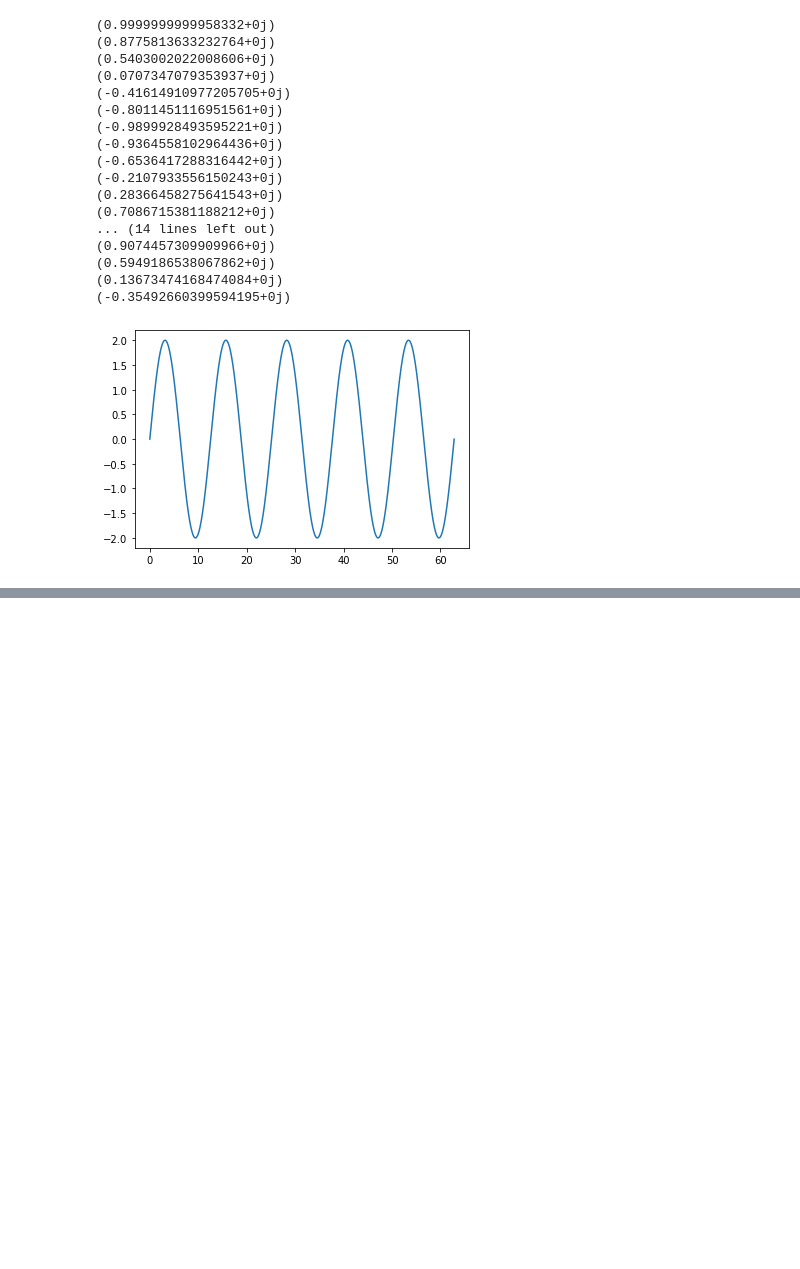
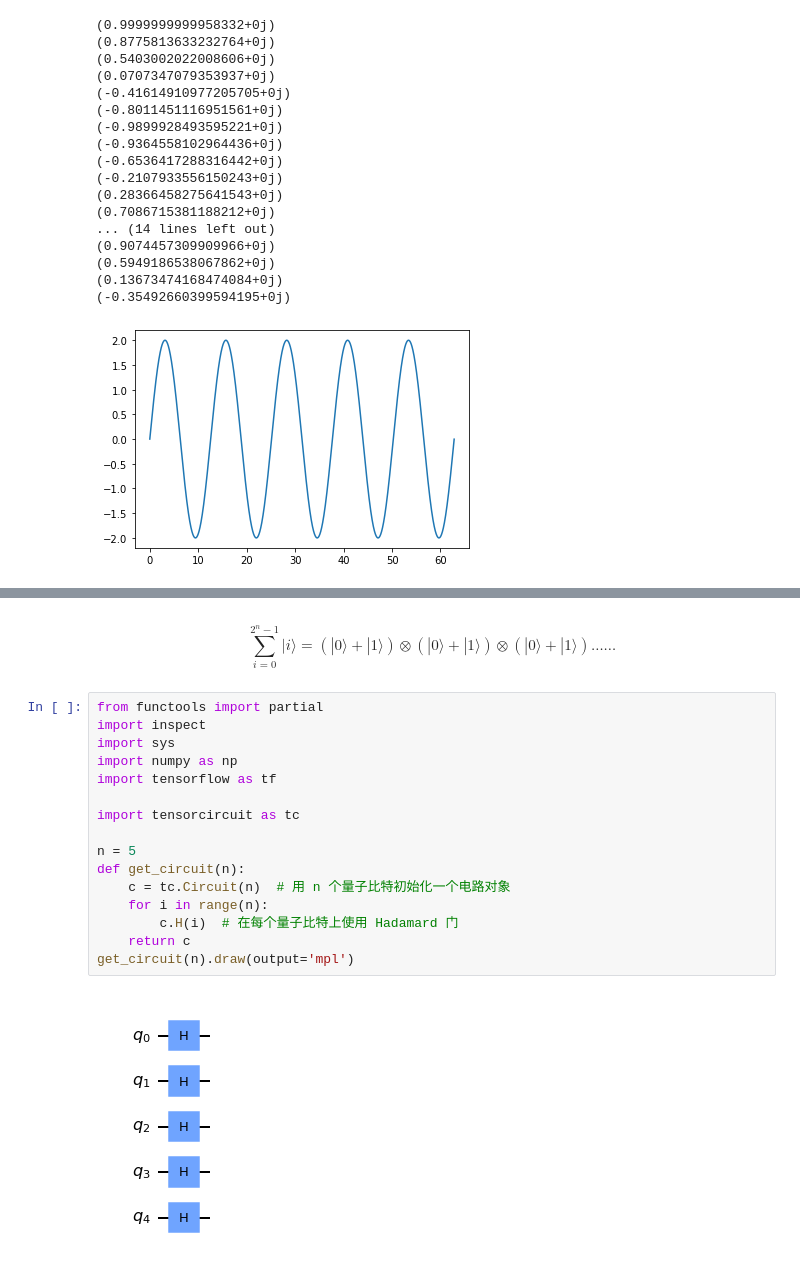
Before and after one commit to BenjaminT2048/quantum_simulations, a Jupyter notebook: coding diary.ipynb, the cells around one changed output, grey strips where cells are left out. Cells and saved outputs as stored; diff of their text form; blank space fills up the shorter version.

```diff
--- a/coding diary.ipynb
+++ b/coding diary.ipynb
@@ -353,0 +394,20 @@ Text(0.5, 0, 'training step')
+# %% [markdown]
+$$\sum_{i=0}^{2^n-1}|i\rangle = (|0\rangle + |1\rangle)\otimes(|0\rangle + |1\rangle)\otimes(|0\rangle + |1\rangle)……$$
+# %%
+from functools import partial
+import inspect
+import sys
+import numpy as np
+import tensorflow as tf
+
+import tensorcircuit as tc
+
+n = 5
+def get_circuit(n):
+    c = tc.Circuit(n)  # 用 n 个量子比特初始化一个电路对象
+    for i in range(n):
+        c.H(i)  # 在每个量子比特上使用 Hadamard 门
+    return c
+get_circuit(n).draw(output='mpl')
+# %% [output]
+[figure, added]
```
Also changed, not shown: parts of 19 cells of this notebook.
